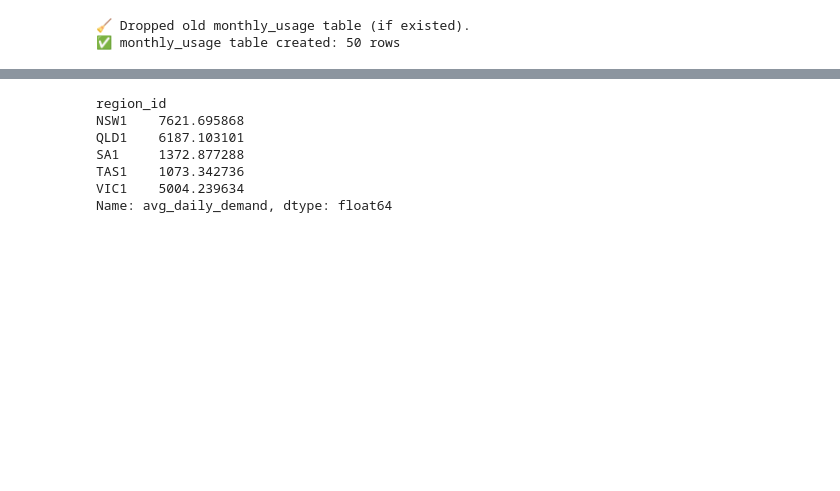
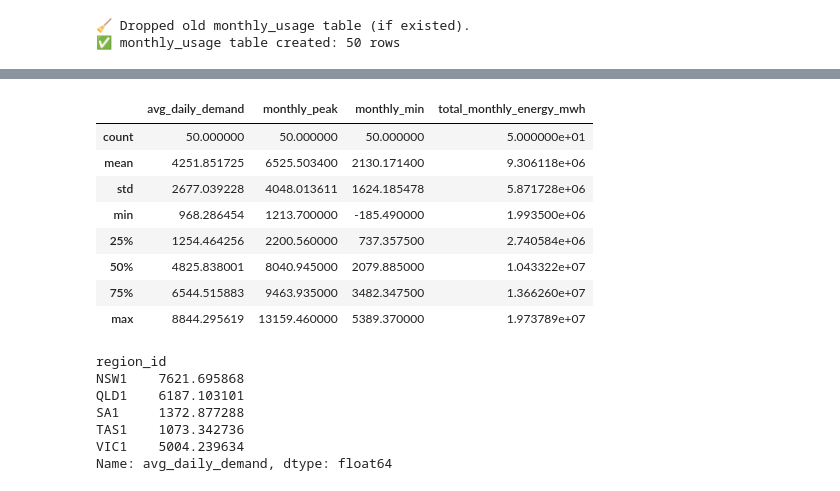
Before and after one commit to Vivekarya05/nem-usage-reports, a Jupyter notebook: montly_usage.ipynb, the cells around one changed output, grey strips where cells are left out. Saved outputs shown, nothing was run; the diff lists cells and outputs as text; code cells hidden in the pictures; blank space fills up the shorter version.

```diff
--- a/montly_usage.ipynb
+++ b/montly_usage.ipynb
@@ -136,3 +228,21 @@ df_monthly.describe()
+# %%
+# Basic descriptive stats for numeric fields
+df_monthly[[
+    "avg_daily_demand",
+    "monthly_peak",
+    "monthly_min",
+    "total_monthly_energy_mwh"
+]].describe()
+# %% [output]
+|  | avg_daily_demand | monthly_peak | monthly_min | total_monthly_energy_mwh |
+| count | 50.000000 | 50.000000 | 50.000000 | 5.000000e+01 |
+| mean | 4251.851725 | 6525.503400 | 2130.171400 | 9.306118e+06 |
+| std | 2677.039228 | 4048.013611 | 1624.185478 | 5.871728e+06 |
+| min | 968.286454 | 1213.700000 | -185.490000 | 1.993500e+06 |
+| 25% | 1254.464256 | 2200.560000 | 737.357500 | 2.740584e+06 |
+| 50% | 4825.838001 | 8040.945000 | 2079.885000 | 1.043322e+07 |
+| 75% | 6544.515883 | 9463.935000 | 3482.347500 | 1.366260e+07 |
+| max | 8844.295619 | 13159.460000 | 5389.370000 | 1.973789e+07 |
 # %%
 df_monthly.groupby("region_id")["avg_daily_demand"].mean()
 # %% [output]
```
Also changed, not shown: parts of 32 cells of this notebook, 17 other files.
